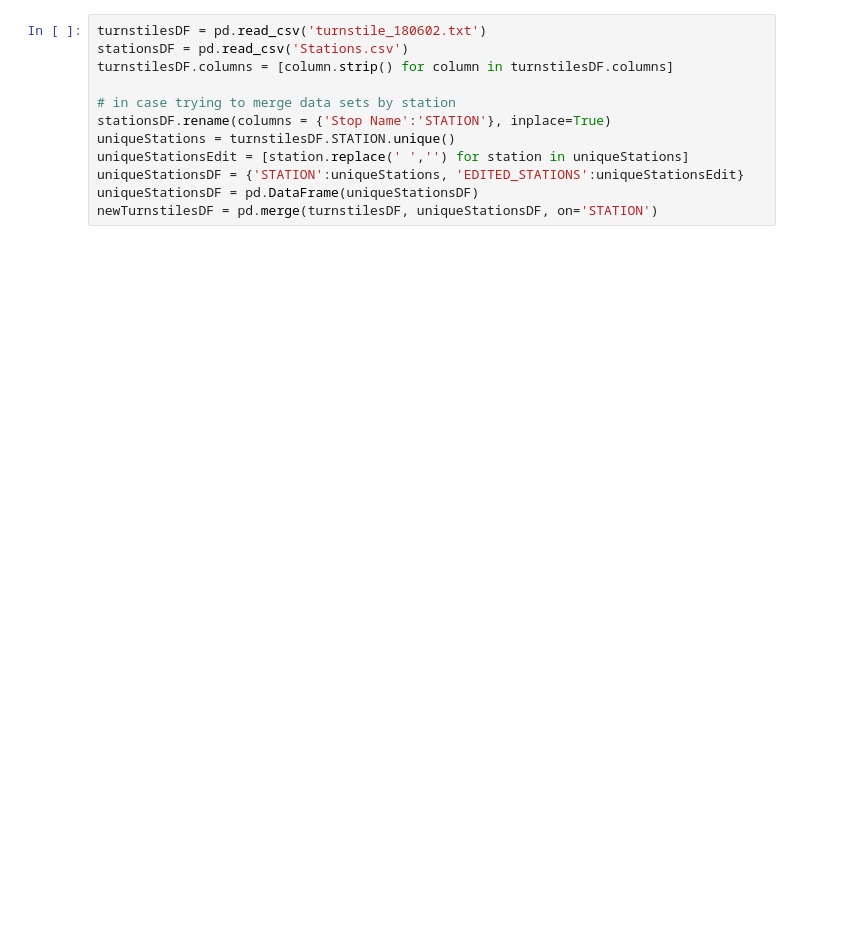
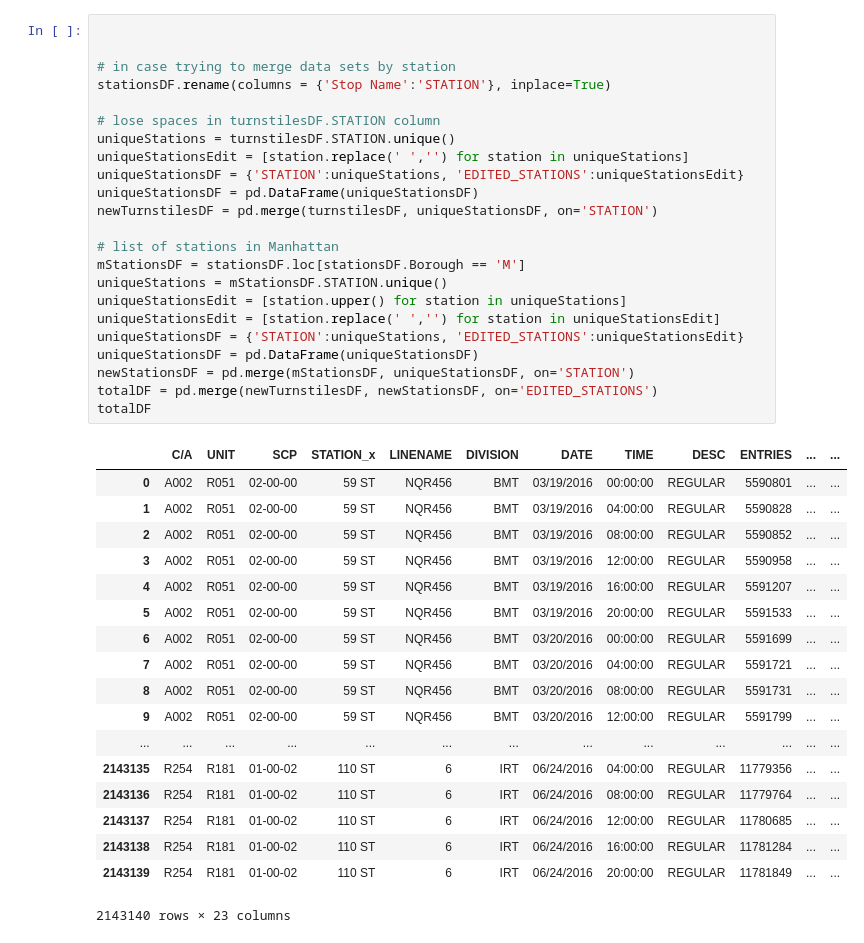
Before and after one commit to adamsxs/Metis_Project_1_MTA, a Jupyter notebook: Benson Project.ipynb, the cells around one changed output. Saved outputs shown, nothing was run; the diff lists cells and outputs as text; blank space fills up the shorter version.

```diff
--- a/Benson Project.ipynb
+++ b/Benson Project.ipynb
@@ -6,15 +21,45 @@ import matplotlib.pyplot as plt
 # %%
-turnstilesDF = pd.read_csv('turnstile_180602.txt')
-stationsDF = pd.read_csv('Stations.csv')
-turnstilesDF.columns = [column.strip() for column in turnstilesDF.columns]
+
 
 # in case trying to merge data sets by station
 stationsDF.rename(columns = {'Stop Name':'STATION'}, inplace=True)
+
+# lose spaces in turnstilesDF.STATION column
 uniqueStations = turnstilesDF.STATION.unique()
 uniqueStationsEdit = [station.replace(' ','') for station in uniqueStations]
 uniqueStationsDF = {'STATION':uniqueStations, 'EDITED_STATIONS':uniqueStationsEdit}
 uniqueStationsDF = pd.DataFrame(uniqueStationsDF)
 newTurnstilesDF = pd.merge(turnstilesDF, uniqueStationsDF, on='STATION')
+
+# list of stations in Manhattan
+mStationsDF = stationsDF.loc[stationsDF.Borough == 'M']
+uniqueStations = mStationsDF.STATION.unique()
+uniqueStationsEdit = [station.upper() for station in uniqueStations]
+uniqueStationsEdit = [station.replace(' ','') for station in uniqueStationsEdit]
+uniqueStationsDF = {'STATION':uniqueStations, 'EDITED_STATIONS':uniqueStationsEdit}
+uniqueStationsDF = pd.DataFrame(uniqueStationsDF)
+newStationsDF = pd.merge(mStationsDF, uniqueStationsDF, on='STATION')
+totalDF = pd.merge(newTurnstilesDF, newStationsDF, on='EDITED_STATIONS')
+totalDF
+# %% [output]
+|  | C/A | UNIT | SCP | STATION_x | LINENAME | DIVISION | DATE | TIME | DESC | ENTRIES | ... | ... |
+| 0 | A002 | R051 | 02-00-00 | 59 ST | NQR456 | BMT | 03/19/2016 | 00:00:00 | REGULAR | 5590801 | ... | ... |
+| 1 | A002 | R051 | 02-00-00 | 59 ST | NQR456 | BMT | 03/19/2016 | 04:00:00 | REGULAR | 5590828 | ... | ... |
+| 2 | A002 | R051 | 02-00-00 | 59 ST | NQR456 | BMT | 03/19/2016 | 08:00:00 | REGULAR | 5590852 | ... | ... |
+| 3 | A002 | R051 | 02-00-00 | 59 ST | NQR456 | BMT | 03/19/2016 | 12:00:00 | REGULAR | 5590958 | ... | ... |
+| 4 | A002 | R051 | 02-00-00 | 59 ST | NQR456 | BMT | 03/19/2016 | 16:00:00 | REGULAR | 5591207 | ... | ... |
+| 5 | A002 | R051 | 02-00-00 | 59 ST | NQR456 | BMT | 03/19/2016 | 20:00:00 | REGULAR | 5591533 | ... | ... |
+| 6 | A002 | R051 | 02-00-00 | 59 ST | NQR456 | BMT | 03/20/2016 | 00:00:00 | REGULAR | 5591699 | ... | ... |
+| 7 | A002 | R051 | 02-00-00 | 59 ST | NQR456 | BMT | 03/20/2016 | 04:00:00 | REGULAR | 5591721 | ... | ... |
+| 8 | A002 | R051 | 02-00-00 | 59 ST | NQR456 | BMT | 03/20/2016 | 08:00:00 | REGULAR | 5591731 | ... | ... |
+| 9 | A002 | R051 | 02-00-00 | 59 ST | NQR456 | BMT | 03/20/2016 | 12:00:00 | REGULAR | 5591799 | ... | ... |
+| ... | ... | ... | ... | ... | ... | ... | ... | ... | ... | ... | ... | ... |
+| 2143135 | R254 | R181 | 01-00-02 | 110 ST | 6 | IRT | 06/24/2016 | 04:00:00 | REGULAR | 11779356 | ... | ... |
+| 2143136 | R254 | R181 | 01-00-02 | 110 ST | 6 | IRT | 06/24/2016 | 08:00:00 | REGULAR | 11779764 | ... | ... |
+| 2143137 | R254 | R181 | 01-00-02 | 110 ST | 6 | IRT | 06/24/2016 | 12:00:00 | REGULAR | 11780685 | ... | ... |
+| 2143138 | R254 | R181 | 01-00-02 | 110 ST | 6 | IRT | 06/24/2016 | 16:00:00 | REGULAR | 11781284 | ... | ... |
+| 2143139 | R254 | R181 | 01-00-02 | 110 ST | 6 | IRT | 06/24/2016 | 20:00:00 | REGULAR | 11781849 | ... | ... |
+2143140 rows × 23 columns
 # %%
 # create DATE_TIME column
 turnstilesDF['DATE_TIME'] = pd.to_datetime(turnstilesDF.DATE + ' ' + turnstilesDF.TIME, format = "%m/%d/%Y %H:%M:%S")
```
Also changed, not shown: parts of 7 cells of this notebook, 4 other files.
